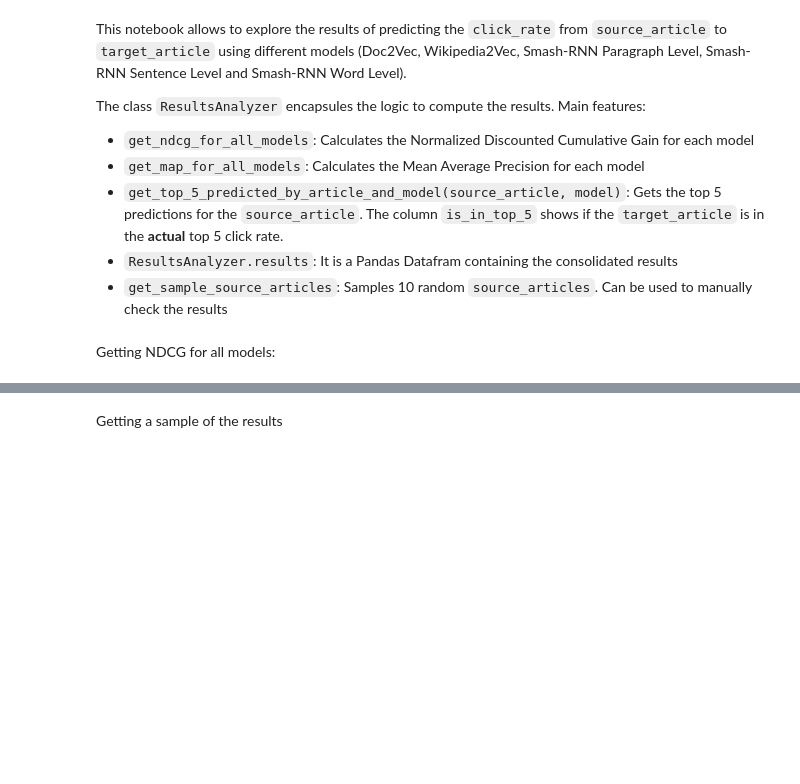
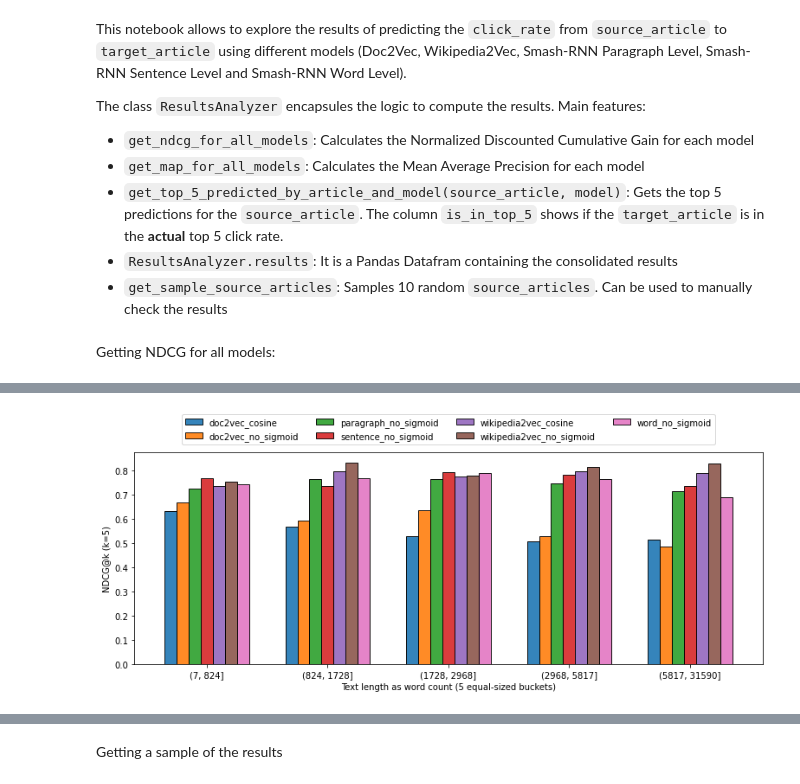
Before and after one commit to davipaula/master-thesis, a Jupyter notebook: Results analyzer.ipynb, the cells around one changed output, grey strips where cells are left out. Drawn from its saved outputs; the diff is of its cells as text; code cells hidden in the pictures; blank space fills up the shorter version.

Commit message:
Working on evaluating models

```diff
--- a/Results analyzer.ipynb
+++ b/Results analyzer.ipynb
@@ -32,0 +17,2 @@ Getting MAP for all models:
+# %%
+results = results_analyzer.calculate_statistics_per_group()
@@ -32,0 +102,5 @@ Getting MAP for all models:
+# %%
+get_performance_figure(results, selected_models, WORD_COUNT_COLUMN, "Text length as word count (%s equal-sized buckets)")
+# results
+# %% [output]
+[figure, added]
```
Also changed, not shown: parts of 10 cells of this notebook, 4 other files.
